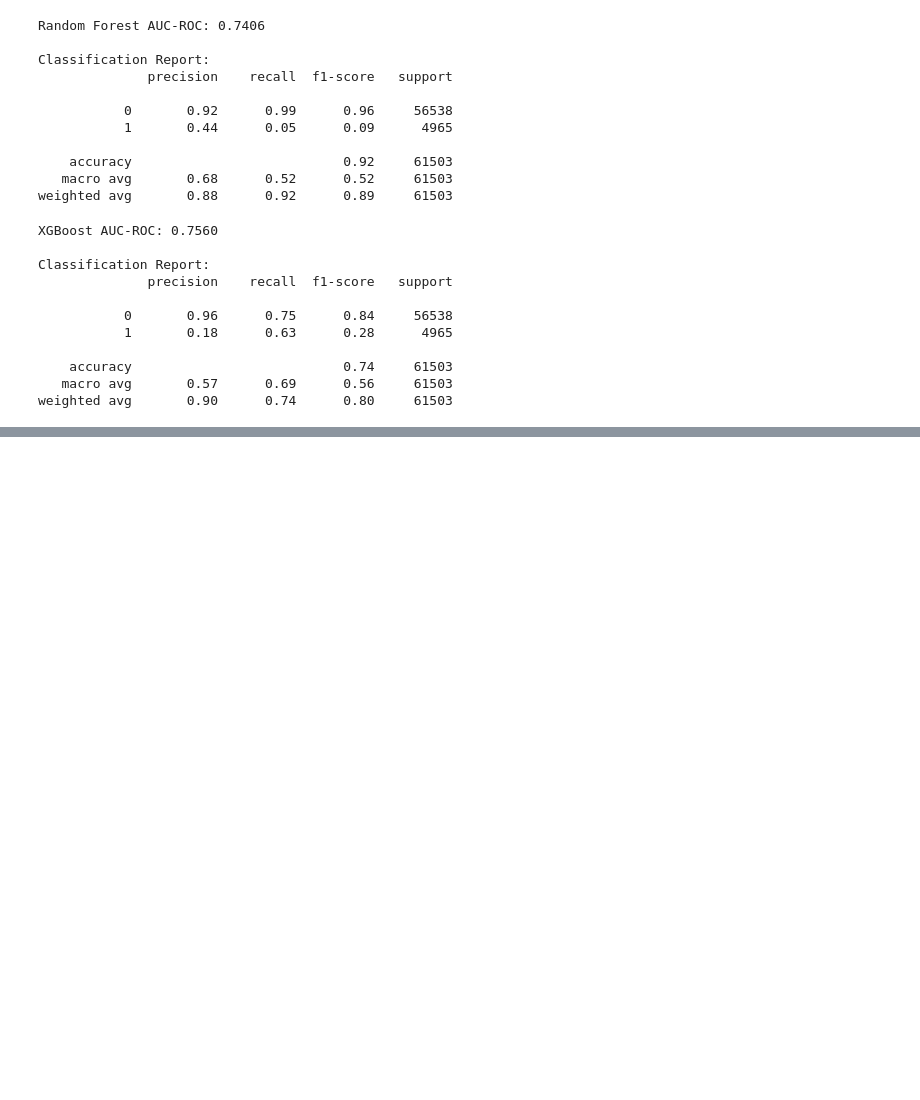
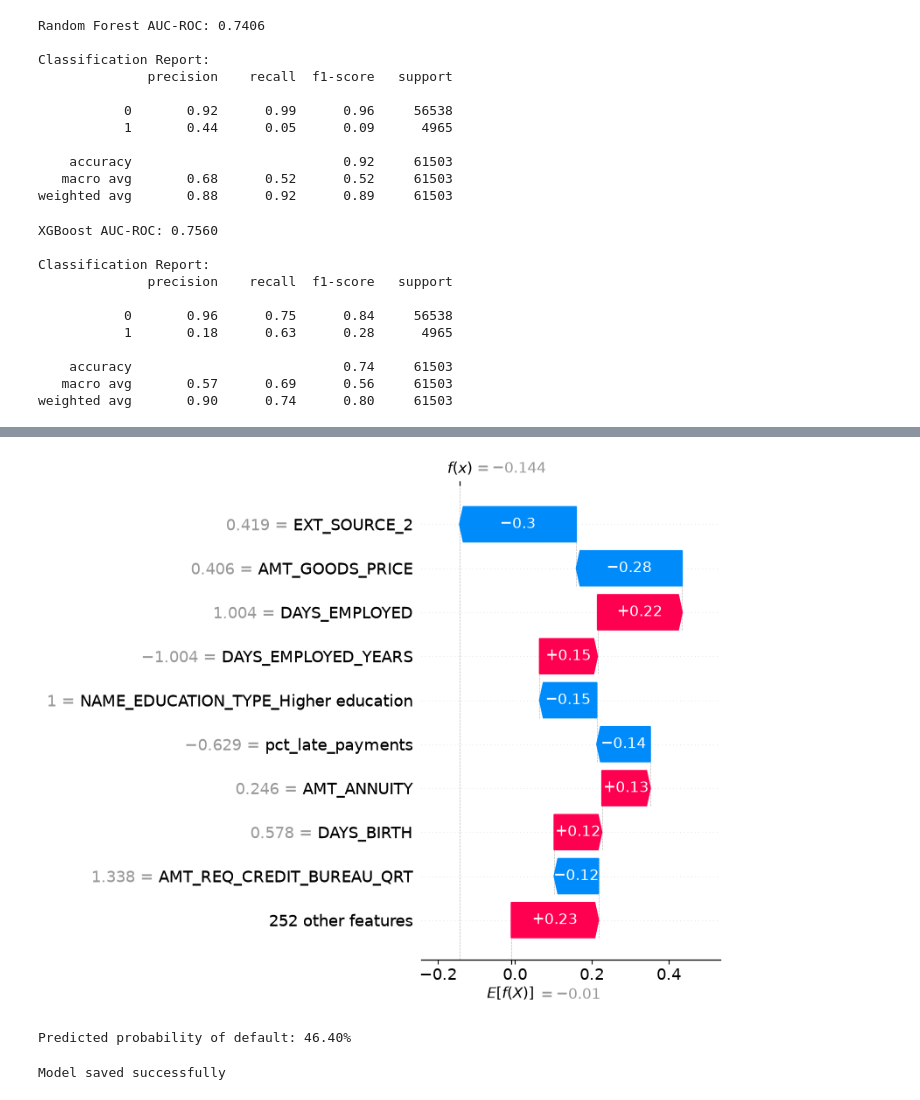
Before and after one commit to KingWhales/ai-credit-scoring-system, a Jupyter notebook: ml-service/notebooks/01_eda.ipynb, the cells around one changed output, grey strips where cells are left out. Drawn from its saved outputs; the diff is of its cells as text; code cells hidden in the pictures; blank space fills up the shorter version.

```diff
--- a/ml-service/notebooks/01_eda.ipynb
+++ b/ml-service/notebooks/01_eda.ipynb
@@ -480,0 +530,39 @@ weighted avg       0.90      0.74      0.80     61503
+# %%
+# Pick one applicant from the sample to explain (e.g., the first one)
+applicant_idx = 0
+
+shap.plots.waterfall(
+    shap.Explanation(
+        values=shap_values[applicant_idx],
+        base_values=explainer.expected_value,
+        data=X_sample[applicant_idx],
+        feature_names=feature_names
+    ),
+    max_display=10,
+    show=False
+)
+
+import matplotlib.pyplot as plt
+plt.tight_layout()
+plt.savefig('../docs/shap_waterfall_example.png', dpi=150, bbox_inches='tight')
+plt.show()
+# %% [output]
+[figure, added]
+# %%
+predicted_probability = xgb_pipeline.named_steps['classifier'].predict_proba(
+    fitted_preprocessor.transform(X_test)[applicant_idx:applicant_idx+1]
+)[0][1]
+
+print(f"Predicted probability of default: {predicted_probability:.2%}")
+# %% [output]
+Predicted probability of default: 46.40%
+# %%
+import joblib
+import os
+
+os.makedirs('../models', exist_ok=True)
+joblib.dump(xgb_pipeline, '../models/xgb_credit_model.pkl')
+
+print("Model saved successfully")
+# %% [output]
+Model saved successfully
```
Also changed, not shown: parts of 4 cells of this notebook, 3 other files.
